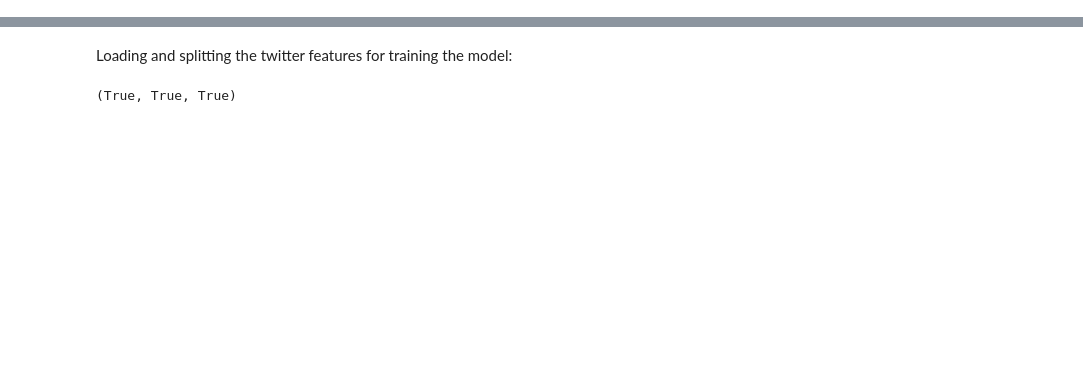
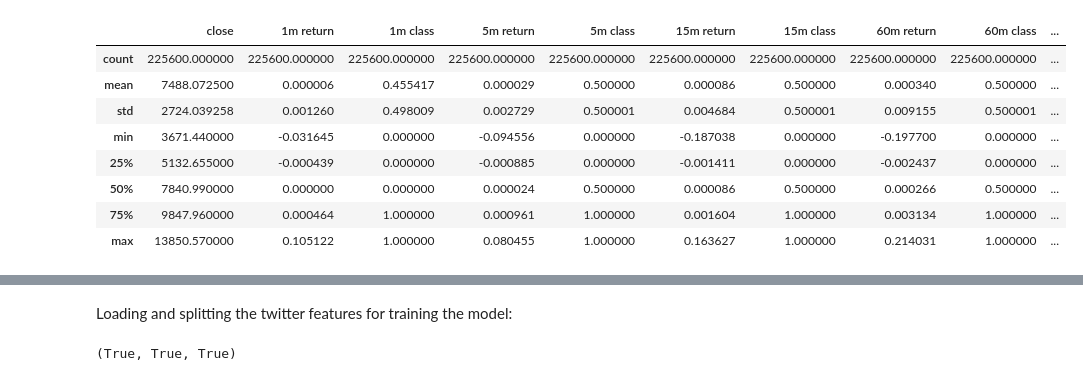
Before and after one commit to Maaz77/Bitcoin-Market-Prediction, a Jupyter notebook: Gen_memory_data.ipynb, the cells around one changed output, grey strips where cells are left out. Drawn from its saved outputs; the diff is of its cells as text; code cells hidden in the pictures; blank space fills up the shorter version.

```diff
--- a/Gen_memory_data.ipynb
+++ b/Gen_memory_data.ipynb
@@ -69,10 +95,12 @@ np.shape(allreturns)
 # %%
 bitcoin = bitcoin[ bitcoin['date'] < '2019-12-11']
+
 allreturns =  np.array(allreturns)
 
 num_timestamps = len(bitcoin)
 
 index1 = int(num_timestamps * 5/9)
+
 index2 = int (num_timestamps * 6/9)
 
 bitcoin_train = bitcoin[: index1]
@@ -81,49 +109,54 @@ bitcoin_val = bitcoin[index1 : index2]
 
 bitcoin_test = bitcoin[index2 : ]
 
+median_train_one = np.median(allreturns[0 , : index1])
+median_train_five = np.median(allreturns[1 , : index1])
+median_train_fifteen = np.median(allreturns[2 , : index1])
+median_train_sixty = np.median(allreturns[3 , : index1])
+
 
 bitcoin_train.loc[: , '1m return'] = allreturns[0 , : index1]
-bitcoin_train.loc[: , '1m class'] = np.array(allreturns[0 , : index1] < np.mean(allreturns[0 , : index1])).astype(int)
+bitcoin_train.loc[: , '1m class'] = np.array(allreturns[0 , : index1] < median_train_one).astype(int)
 
 bitcoin_train.loc[: , '5m return'] = allreturns[1 , : index1]
-bitcoin_train.loc[: , '5m class'] = np.array(allreturns[1 , : index1] < np.mean(allreturns[1 , : index1])).astype(int)
+bitcoin_train.loc[: , '5m class'] = np.array(allreturns[1 , : index1] < median_train_five).astype(int)
 
 bitcoin_train.loc[: , '15m return'] = allreturns[2 , : index1]
-bitcoin_train.loc[: , '15m class'] = np.array(allreturns[2 , : index1] < np.mean(allreturns[2 , : index1])).astype(int)
+bitcoin_train.loc[: , '15m class'] = np.array(allreturns[2 , : index1] < median_train_fifteen).astype(int)
 
 bitcoin_train.loc[: , '60m return'] = allreturns[3 , : index1]
-bitcoin_train.loc[: , '60m class'] = np.array(allreturns[3 , : index1] < np.mean(allreturns[3 , : index1])).astype(int)
+bitcoin_train.loc[: , '60m class'] = np.array(allreturns[3 , : index1] < median_train_sixty).astype(int)
 
 bitcoin_train.loc[: , '1week return'] = allreturns[4 , : index1]
 
 
 bitcoin_val.loc[: , '1m return'] = allreturns[0 , index1: index2]
-bitcoin_val.loc[: , '1m class'] = np.array(allreturns[0 , index1 :index2 ] < np.mean(allreturns[0 , index1 :index2])).astype(int)
+bitcoin_val.loc[: , '1m class'] = np.array(allreturns[0 , index1 :index2 ] < median_train_one).astype(int)
 
 bitcoin_val.loc[: , '5m return'] = allreturns[1 , index1 :index2]
-bitcoin_val.loc[: , '5m class'] = np.array(allreturns[1 , index1 :index2] < np.mean(allreturns[1 , index1 :index2])).astype(int)
+bitcoin_val.loc[: , '5m class'] = np.array(allreturns[1 , index1 :index2] < median_train_five).astype(int)
 
 bitcoin_val.loc[: , '15m return'] = allreturns[2 , index1 :index2]
-bitcoin_val.loc[: , '15m class'] = np.array(allreturns[2 , index1 :index2] < np.mean(allreturns[2 ,index1 :index2])).astype(int)
+bitcoin_val.loc[: , '15m class'] = np.array(allreturns[2 , index1 :index2] < median_train_fifteen).astype(int)
 
 bitcoin_val.loc[: , '60m return'] = allreturns[3 , index1 :index2]
-bitcoin_val.loc[: , '60m class'] = np.array(allreturns[3 , index1 :index2] < np.mean(allreturns[3 , index1 :index2])).astype(int)
+bitcoin_val.loc[: , '60m class'] = np.array(allreturns[3 , index1 :index2] < median_train_sixty).astype(int)
 
 bitcoin_val.loc[: , '1week return'] = allreturns[4 , index1 :index2]
 
 
 
 bitcoin_test.loc[: , '1m return'] = allreturns[0 , index2 :]
-bitcoin_test.loc[: , '1m class'] = np.array(allreturns[0 , index2 : ] < np.mean(allreturns[0 , index2 :])).astype(int)
+bitcoin_test.loc[: , '1m class'] = np.array(allreturns[0 , index2 : ] < median_train_one).astype(int)
 
 bitcoin_test.loc[: , '5m return'] = allreturns[1 , index2 :]
-bitcoin_test.loc[: , '5m class'] = np.array(allreturns[1 , index2 :] < np.mean(allreturns[1 , index2 :])).astype(int)
+bitcoin_test.loc[: , '5m class'] = np.array(allreturns[1 , index2 :] < median_train_five).astype(int)
 
 bitcoin_test.loc[: , '15m return'] = allreturns[2 , index2 :]
-bitcoin_test.loc[: , '15m class'] = np.array(allreturns[2 , index2 :] < np.mean(allreturns[2 ,index2 :])).astype(int)
+bitcoin_test.loc[: , '15m class'] = np.array(allreturns[2 , index2 :] < median_train_fifteen).astype(int)
 
 bitcoin_test.loc[: , '60m return'] = allreturns[3 , index2 :]
-bitcoin_test.loc[: , '60m class'] = np.array(allreturns[3 , index2 :] < np.mean(allreturns[3 , index2 :])).astype(int)
+bitcoin_test.loc[: , '60m class'] = np.array(allreturns[3 , index2 :] < median_train_sixty).astype(int)
 
 bitcoin_test.loc[: , '1week return'] = allreturns[4 , index2 :]
 
@@ -132,0 +184,12 @@ bitcoin_test.to_csv('bitcoin_test_raw.csv')
+# %%
+bitcoin_train.describe()
+# %% [output]
+|  | close | 1m return | 1m class | 5m return | 5m class | 15m return | 15m class | 60m return | 60m class | ... |
+| count | 225600.000000 | 225600.000000 | 225600.000000 | 225600.000000 | 225600.000000 | 225600.000000 | 225600.000000 | 225600.000000 | 225600.000000 | ... |
+| mean | 7488.072500 | 0.000006 | 0.455417 | 0.000029 | 0.500000 | 0.000086 | 0.500000 | 0.000340 | 0.500000 | ... |
+| std | 2724.039258 | 0.001260 | 0.498009 | 0.002729 | 0.500001 | 0.004684 | 0.500001 | 0.009155 | 0.500001 | ... |
+| min | 3671.440000 | -0.031645 | 0.000000 | -0.094556 | 0.000000 | -0.187038 | 0.000000 | -0.197700 | 0.000000 | ... |
+| 25% | 5132.655000 | -0.000439 | 0.000000 | -0.000885 | 0.000000 | -0.001411 | 0.000000 | -0.002437 | 0.000000 | ... |
+| 50% | 7840.990000 | 0.000000 | 0.000000 | 0.000024 | 0.500000 | 0.000086 | 0.500000 | 0.000266 | 0.500000 | ... |
+| 75% | 9847.960000 | 0.000464 | 1.000000 | 0.000961 | 1.000000 | 0.001604 | 1.000000 | 0.003134 | 1.000000 | ... |
+| max | 13850.570000 | 0.105122 | 1.000000 | 0.080455 | 1.000000 | 0.163627 | 1.000000 | 0.214031 | 1.000000 | ... |
```
Also changed, not shown: parts of 27 cells of this notebook, 56 other files.
